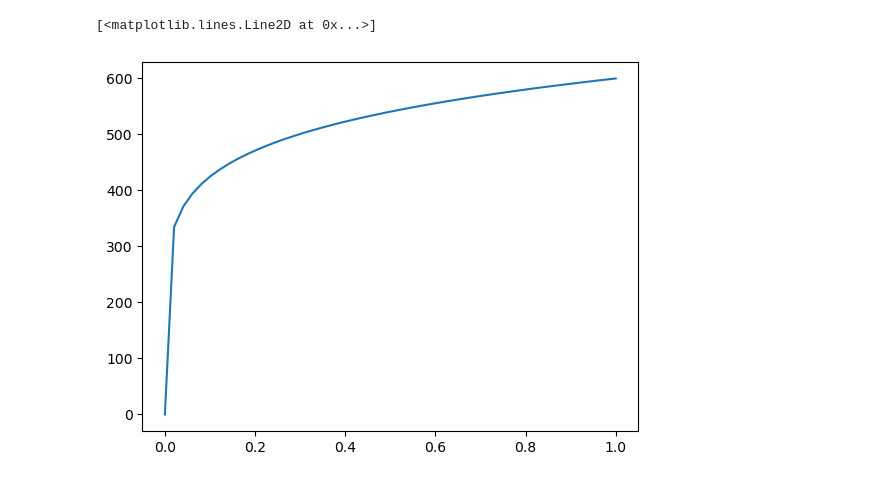
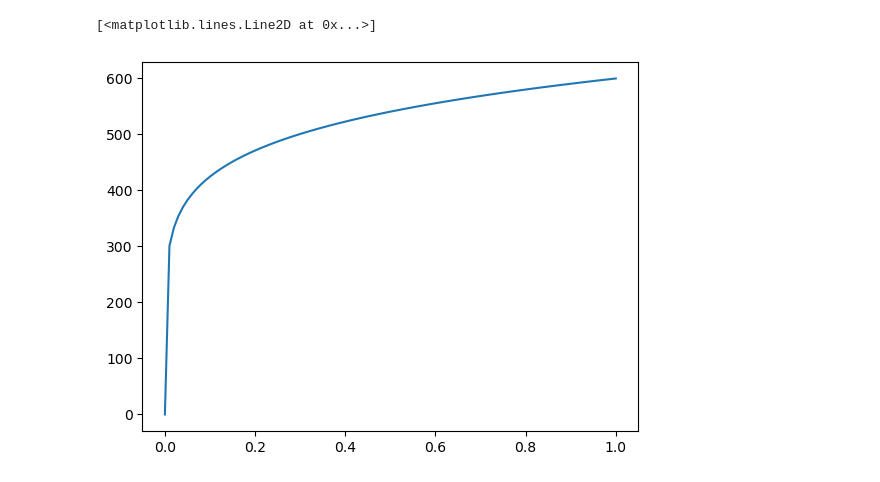
Before and after one commit to quentinchichery/levenberg-marquardt, a Jupyter notebook: levenberg-marquardt.ipynb, the cells around one changed output. Saved outputs shown, nothing was run; the diff lists cells and outputs as text; code cells hidden in the pictures.

```diff
--- a/levenberg-marquardt.ipynb
+++ b/levenberg-marquardt.ipynb
@@ -4,16 +5,16 @@ import matplotlib.pyplot as plt
 # %%
 def compute_stress(K, n, x):
     return K * x ** n
 
 K = 600
 n = 0.15
-x = np.linspace(0, 1, 50)
+x = np.linspace(0, 1, 100)
 y = compute_stress(K, n, x)
 
 plt.plot(x, y)
 # %% [output]
 [<matplotlib.lines.Line2D at 0x...>]
-[figure, old version]
+[figure, new version]
 # %%
 def generate_experimental_noisy_points(K, n, x):
     target = K * x ** n
```
Also changed, not shown: parts of 5 cells of this notebook.
